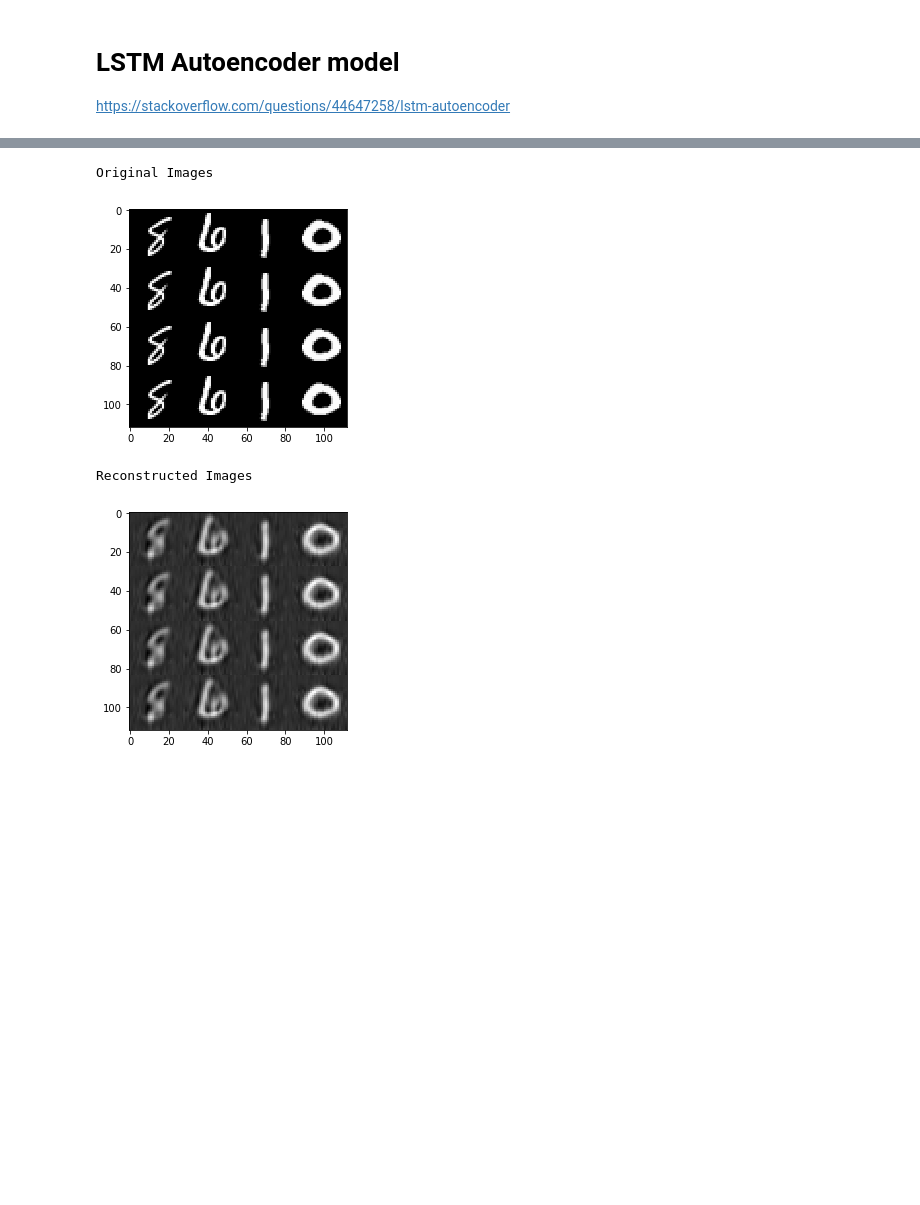
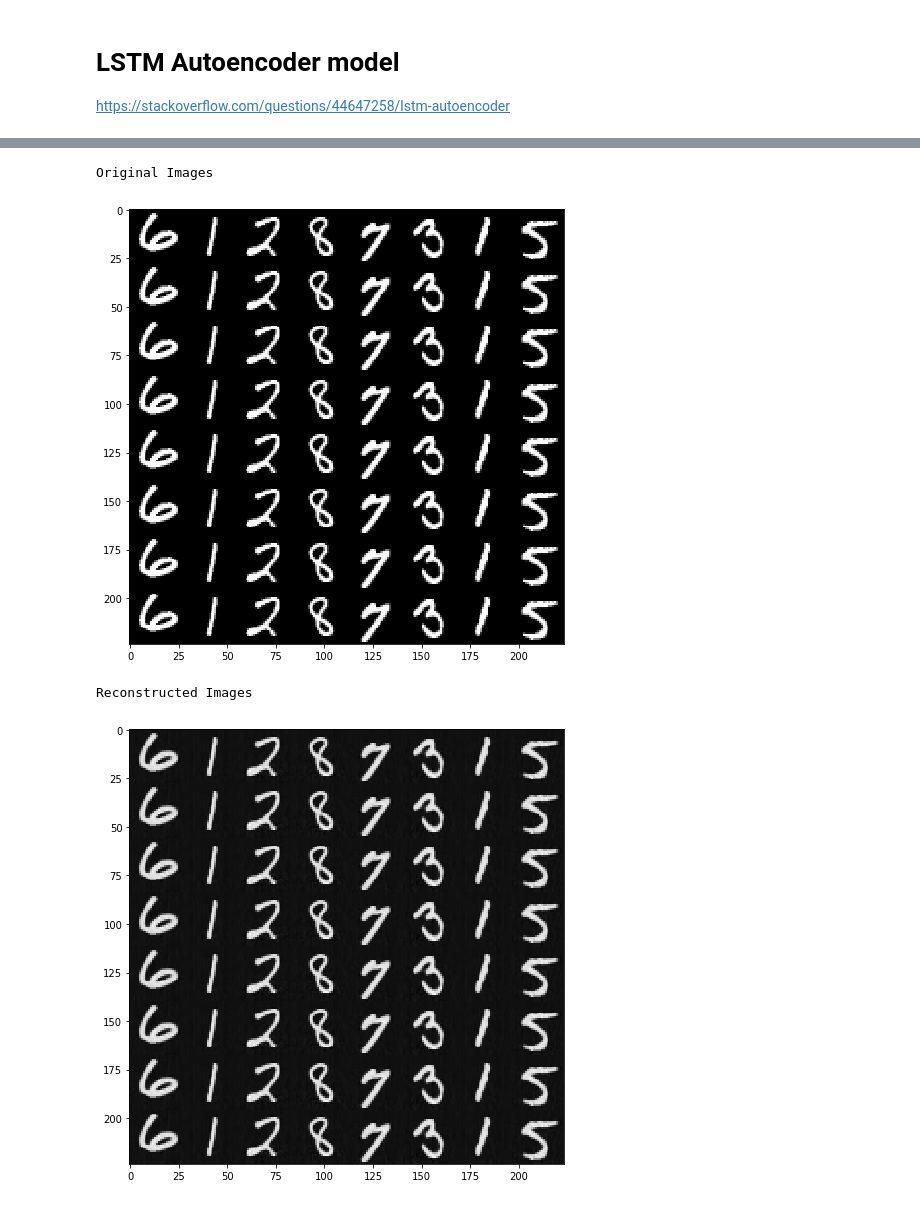
Before and after one commit to discoveredcheck/tf_speech, a Jupyter notebook: LSTMAutoencoder.ipynb, the cells around one changed output, grey strips where cells are left out. Cells and saved outputs as stored; diff of their text form; code cells hidden in the pictures; blank space fills up the shorter version.

Commit message:
added LSTMAutoencoder.py

```diff
--- a/LSTMAutoencoder.ipynb
+++ b/LSTMAutoencoder.ipynb
@@ -32,7 +32,7 @@ https://stackoverflow.com/questions/44647258/lstm-autoencoder
 # %%
 from LSTMAutoencoder import LSTMAutoencoder
 
-hidden_num = 100
+hidden_num = 500
 
 input_time_size = 28
 input_frequency_size = 28
@@ -45,16 +45,18 @@ p_inputs = [tf.squeeze(t, [1]) for t in tf.split(X, step_num, 1)]
 
 cell = tf.contrib.rnn.LSTMCell(hidden_num, use_peepholes=True)
 
-ae = LSTMAutoencoder(hidden_num, p_inputs, cell=cell, decode_without_input=True)
+ae = LSTMAutoencoder(hidden_num, p_inputs, cell=cell,  reverse=True, decode_without_input=True)
 # %%
 # Initialize the variables (i.e. assign their default value)
 
 sess = tf.Session()
 sess.run(tf.global_variables_initializer())
 
-training_steps = 10000
+num_train = len(data.train.labels)
+training_steps = 25*int(num_train/batch_size)
 display_step = 0.1*training_steps
 
+print('training_steps: ', training_steps)
 for step in range(1, training_steps+1):
     batch_x, batch_y = data.train.next_batch(batch_size)
     # Reshape data to get 28 seq of 28 elements
@@ -78,33 +81,33 @@ iter 4: 0.0198703
 # %%
 batch_x, _ = data.test.next_batch(batch_size)
 batch_x = batch_x.reshape((batch_size, input_time_size, input_frequency_size))
 
 input_, output_ =  sess.run([ae.input_, ae.output_], {X:batch_x})
 
-n = 4
+n = 8
 canvas_orig = np.empty((28 * n, 28 * n))
 canvas_recon = np.empty((28 * n, 28 * n))
 for i in range(n):
     # Display original images
     for j in range(n):
         # Draw the original digits
         canvas_orig[i * 28:(i + 1) * 28, j * 28:(j + 1) * 28] = input_[j, :, :]
     # Display reconstructed images
     for j in range(n):
         # Draw the reconstructed digits
         canvas_recon[i * 28:(i + 1) * 28, j * 28:(j + 1) * 28] = output_[j, :, :]
 
 print("Original Images")
 plt.figure(figsize=(n, n))
 plt.imshow(canvas_orig, origin="upper", cmap="gray")
 plt.show()
 
 print("Reconstructed Images")
 plt.figure(figsize=(n, n))
 plt.imshow(canvas_recon, origin="upper", cmap="gray")
 plt.show()
 # %% [output]
 Original Images
-[figure, old version]
+[figure, new version]
 Reconstructed Images
-[figure, old version]
+[figure, new version]
```
Also changed, not shown: parts of 1 cell of this notebook, 5 other files.
